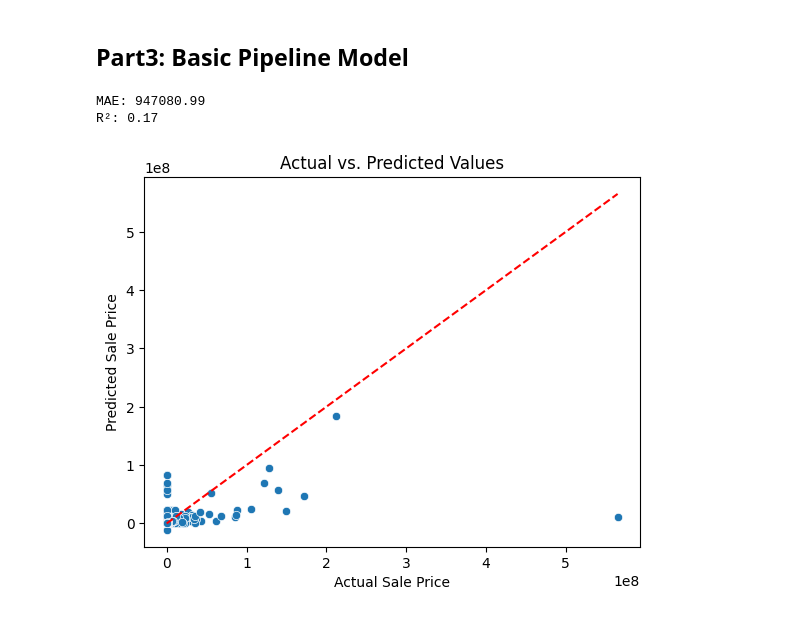
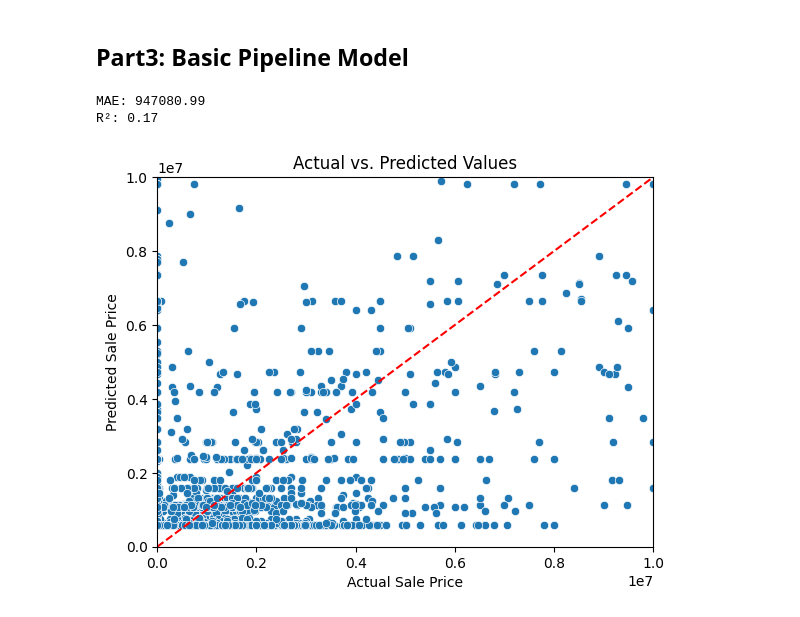
Before and after one commit to itayderazon/TabularDataScience, a Jupyter notebook: ex1.ipynb, the cells around one changed output. Cells and saved outputs as stored; diff of their text form; code cells hidden in the pictures.

```diff
--- a/ex1.ipynb
+++ b/ex1.ipynb
@@ -137,13 +128,27 @@ plt.show()
 # %% [output]
 [figure]
 # %%
-# 4. Yearly Trend of Average SALE PRICE
-yearly_avg_price = data.groupby("YEAR")["SALE PRICE"].mean()
+# Ensure SALE DATE is in datetime format
+data["SALE DATE"] = pd.to_datetime(data["SALE DATE"], errors="coerce")
+
+# Extract the month from the SALE DATE
+data["MONTH"] = data["SALE DATE"].dt.month
+
+# Calculate the average sale price by month
+monthly_avg_price = data.groupby("MONTH")["SALE PRICE"].mean()
+
+# Plot the monthly trend
 plt.figure(figsize=(10, 6))
-plt.plot(yearly_avg_price.index, yearly_avg_price.values, marker="o", color="purple")
-plt.title("Yearly Trend of Average Sale Price", fontsize=16)
-plt.xlabel("Year", fontsize=12)
+plt.plot(
+    monthly_avg_price.index,
+    monthly_avg_price.values,
+    marker="o",
+    color="purple"
+)
+plt.title("Monthly Trend of Average Sale Price", fontsize=16)
+plt.xlabel("Month", fontsize=12)
 plt.ylabel("Average Sale Price", fontsize=12)
+plt.xticks(ticks=range(1, 13), labels=["Jan", "Feb", "Mar", "Apr", "May", "Jun", "Jul", "Aug", "Sep", "Oct", "Nov", "Dec"])
 plt.grid(axis="both", linestyle="--", alpha=0.7)
 plt.show()
 # %% [output]
@@ -183,31 +188,33 @@ data[numeric_columns] = data[numeric_columns].fillna(data[numeric_columns].media
 
 # Define features and target variable
 X = data[["GROSS SQUARE FEET", "LAND SQUARE FEET", "RESIDENTIAL UNITS", "COMMERCIAL UNITS"]]
 y = data["SALE PRICE"]
 
 # 3. Train-Test Split
 X_train, X_test, y_train, y_test = train_test_split(X, y, test_size=0.2, random_state=42)
 
 # 4. Train XGBoost Regressor
 model = XGBRegressor(n_estimators=100, learning_rate=0.1, max_depth=3, random_state=42)
 model.fit(X_train, y_train)
 
 # 5. Predict and Evaluate
 y_pred = model.predict(X_test)
 mae = mean_absolute_error(y_test, y_pred)
 r2 = r2_score(y_test, y_pred)
 print(f"MAE: {mae:.2f}")
 print(f"R²: {r2:.2f}")
 
 
 # Actual vs Predicted
 sns.scatterplot(x=y_test, y=y_pred)
 plt.plot([y_test.min(), y_test.max()], [y_test.min(), y_test.max()], color='red', linestyle='--')
 plt.title("Actual vs. Predicted Values")
 plt.xlabel("Actual Sale Price")
 plt.ylabel("Predicted Sale Price")
+plt.xlim(0,10000000)
+plt.ylim(0,10000000)
 plt.show()
 # %% [output]
 MAE: 947080.99
 R²: 0.17
-[figure, old version]
+[figure, new version]
```
Also changed, not shown: parts of 2 cells of this notebook.
